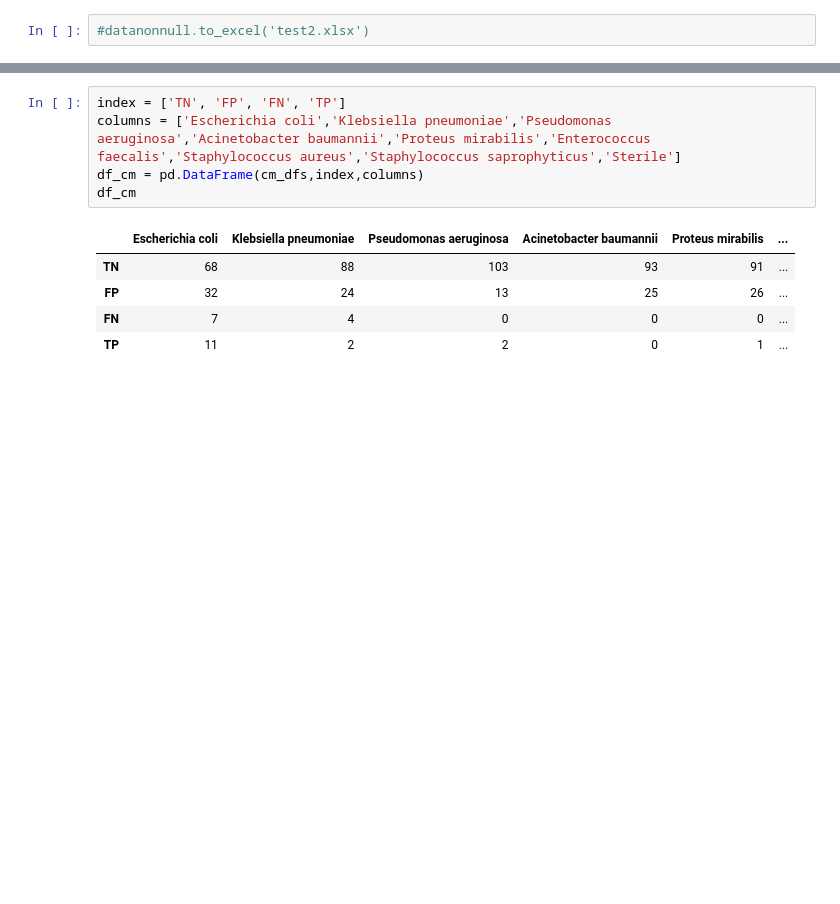
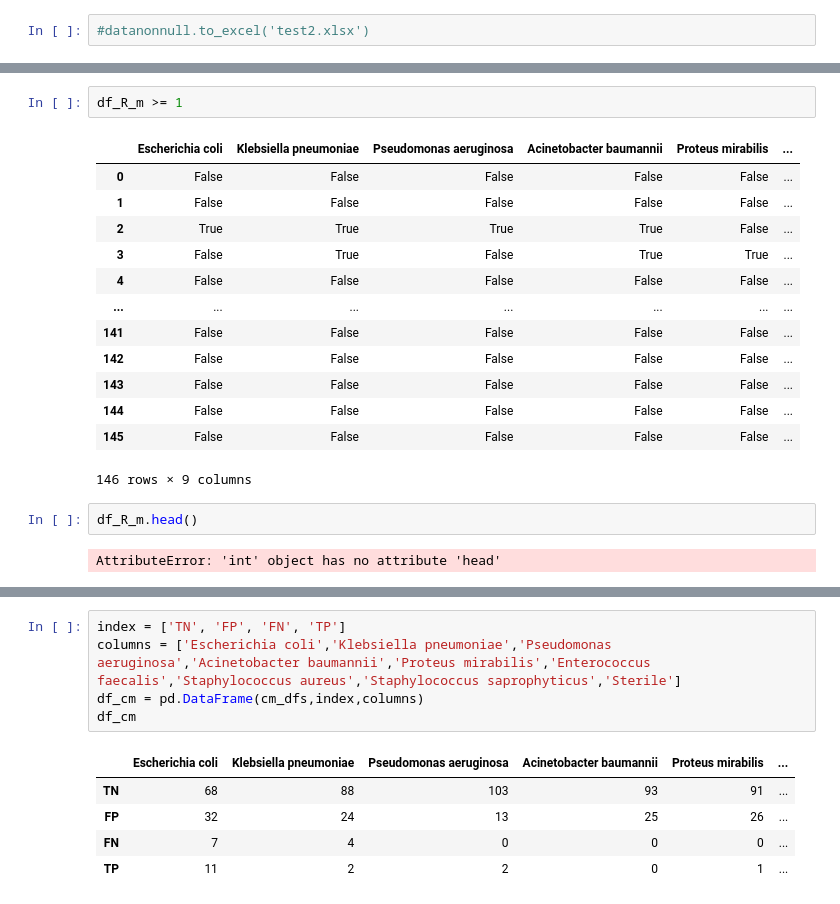
Before and after one commit to neeliit/DiagnosticsPy, a Jupyter notebook: comparision.ipynb, the cells around one changed output, grey strips where cells are left out. Drawn from its saved outputs; the diff is of its cells as text; blank space fills up the shorter version.

```diff
--- a/comparision.ipynb
+++ b/comparision.ipynb
@@ -184,0 +210,20 @@ common_nonnull = datanonnull.shape[0]
+# %%
+df_R_m >= 1
+# %% [output]
+|  | Escherichia coli | Klebsiella pneumoniae | Pseudomonas aeruginosa | Acinetobacter baumannii | Proteus mirabilis | ... |
+| 0 | False | False | False | False | False | ... |
+| 1 | False | False | False | False | False | ... |
+| 2 | True | True | True | True | False | ... |
+| 3 | False | True | False | True | True | ... |
+| 4 | False | False | False | False | False | ... |
+| ... | ... | ... | ... | ... | ... | ... |
+| 141 | False | False | False | False | False | ... |
+| 142 | False | False | False | False | False | ... |
+| 143 | False | False | False | False | False | ... |
+| 144 | False | False | False | False | False | ... |
+| 145 | False | False | False | False | False | ... |
+146 rows × 9 columns
+# %%
+df_R_m.head()
+# %% [output]
+AttributeError: 'int' object has no attribute 'head'
```
Also changed, not shown: parts of 37 cells of this notebook.
